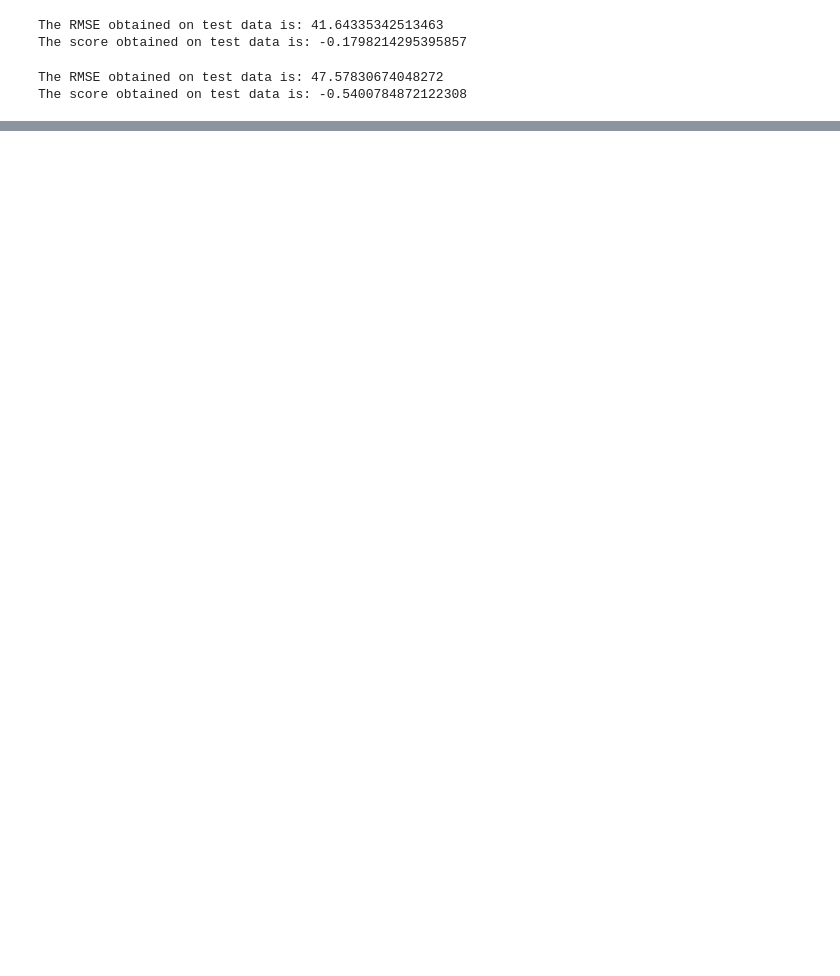
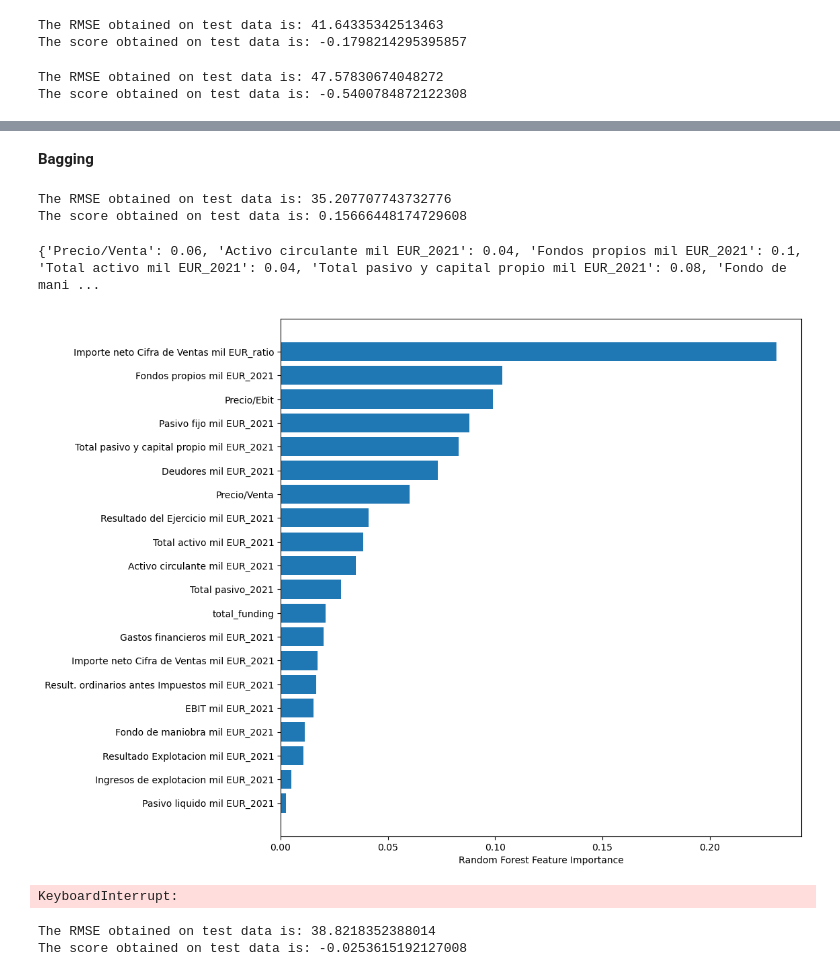
Before and after one commit to unaimleal/spri_reto_07_morado, a Jupyter notebook: modelado_valoracion.ipynb, the cells around one changed output, grey strips where cells are left out. Drawn from its saved outputs; the diff is of its cells as text; code cells hidden in the pictures; blank space fills up the shorter version.

Commit message:
realizacion de algunos modelos

```diff
--- a/modelado_valoracion.ipynb
+++ b/modelado_valoracion.ipynb
@@ -103,0 +196,19 @@ The score obtained on test data is: -0.5400784872122308
+# %%
+param_grid = {
+    "knn__leaf_size": [1, 10, 30, 50],
+    "knn__n_neighbors": [3, 5, 7],
+    "cart__max_depth": [2, 3, 4],
+    "cart__min_samples_leaf": [0.05, 0.1],
+    "svm__C": [0.01, 0.1, 0.5, 1.0],
+}
+
+modelo1_sr_level2_gs = GridSearchCV(modelo1_sr_level2, param_grid, cv=5)
+modelo1_sr_level2_gs.fit(x_train, y_train)
+predictions = modelo1_sr_level2_gs.predict(x_test)
+mse = mean_squared_error(y_test, predictions)
+
+#Observamos los mejores resultados
+score_modelo1_sr_level2_gs = modelo1_sr_level2_gs.score(x_test, y_test)
+RMSE_modelo1_sr_level2_gs = np.sqrt(mse)
+print(f'The RMSE obtained on test data is: {RMSE_modelo1_sr_level2_gs}')
+print(f'The score obtained on test data is: {score_modelo1_sr_level2_gs}')
@@ -103,0 +228,33 @@ The score obtained on test data is: -0.5400784872122308
+# %% [markdown]
+**Bagging**
+# %%
+#Bagging Regressor
+modelo2_bar_simple = BaggingRegressor(estimator=RandomForestRegressor(), n_estimators=100, random_state=1)
+modelo2_bar_simple.fit(x_train,y_train)
+predictions=modelo2_bar_simple.predict(x_test)
+mse = mean_squared_error(y_test, predictions)
+score_modelo2_bar_simple=modelo2_bar_simple.score(x_test, y_test)
+RMSE_modelo2_bar_simple=np.sqrt(mse)
+print(f'The RMSE obtained on test data is: {RMSE_modelo2_bar_simple}')
+print(f'The score obtained on test data is: {score_modelo2_bar_simple}')
+# %% [output]
+The RMSE obtained on test data is: 35.207707743732776
+The score obtained on test data is: 0.15666448174729608
+# %%
+rf = RandomForestRegressor (random_state=0)
+rf.fit(x_train, y_train)
+print(dict(zip(DF_VALORACION.columns, rf.feature_importances_.round(2))))
+
+forest_importances = pd.Series(rf.feature_importances_, index=DF_VALORACION.drop('valuation_2022', axis=1).columns).sort_values(ascending=True)
+plt.figure(figsize=(10,10))
+plt.barh(forest_importances.index, forest_importances)
+plt.xlabel("Random Forest Feature Importance")
+
+#Creacion de dataframe con importancia de caracteristicas forest_importances
+forest_importances=forest_importances.to_frame().reset_index()
+columns=['feature', 'importance']
+forest_importances.columns=['feature', 'importance']
+zero_features = list(forest_importances [forest_importances ['importance'] < 0.00025]['feature'])
+# %% [output]
+{'Precio/Venta': 0.06, 'Activo circulante mil EUR_2021': 0.04, 'Fondos propios mil EUR_2021': 0.1, 'Total activo mil EUR_2021': 0.04, 'Total pasivo y capital propio mil EUR_2021': 0.08, 'Fondo de mani ...
+[figure, added]
@@ -103,0 +275,11 @@ The score obtained on test data is: -0.5400784872122308
+# %%
+#Hyperparametros
+trials = Trials()
+best = fmin(fn=objective,
+            space=space,
+            algo=tpe.suggest,
+            max_evals=80,
+            trials=trials)
+print("best: {}".format(best))
+# %% [output]
+KeyboardInterrupt:
@@ -103,0 +288,13 @@ The score obtained on test data is: -0.5400784872122308
+# %%
+#Bagging Regressor con los mejores parametros
+modelo2_bar_optimizado = RandomForestRegressor(**best_params)
+modelo2_bar_optimizado.fit(x_train,y_train)
+predictions=modelo2_bar_optimizado.predict(x_test)
+mse = mean_squared_error(y_test, predictions)
+score_modelo2_bar_optimizado = modelo2_bar_optimizado.score(x_test, y_test)
+RMSE_modelo2_bar_optimizado = np.sqrt(mse)
+print(f'The RMSE obtained on test data is: {RMSE_modelo2_bar_optimizado}')
+print(f'The score obtained on test data is: {score_modelo2_bar_optimizado}')
+# %% [output]
+The RMSE obtained on test data is: 38.8218352388014
+The score obtained on test data is: -0.0253615192127008
```
Also changed, not shown: parts of 34 cells of this notebook.
